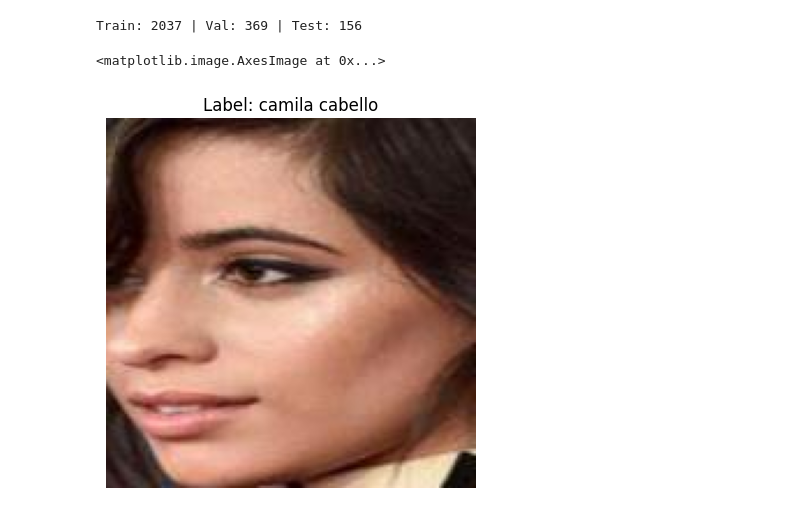
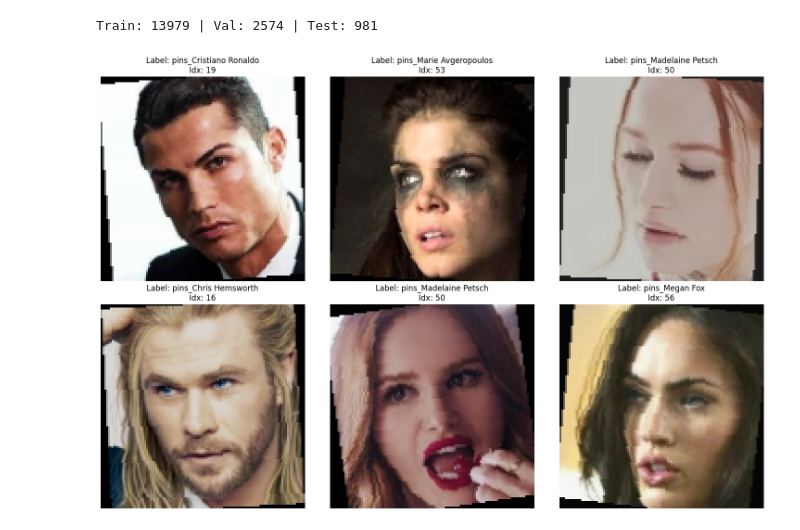
Before and after one commit to HuuQuangN2005/FaID-System, a Jupyter notebook: notebooks/recognition.ipynb, the cells around one changed output. Saved outputs shown, nothing was run; the diff lists cells and outputs as text; code cells hidden in the pictures.

```diff
--- a/notebooks/recognition.ipynb
+++ b/notebooks/recognition.ipynb
@@ -107,15 +174,25 @@ train, val, test = [], [], []
 for class_name, files in ds.items():
     random.shuffle(files)
 
+    label = class_to_idx[class_name]
+
     n = len(files)
     n_train = int(0.8 * n)
     n_val = int(0.15 * n)
 
-    train.extend(files[:n_train])
-    val.extend(files[n_train : n_train + n_val])
-    test.extend(files[n_train + n_val :])
+    for f in files[:n_train]:
+        path = os.path.join(DATASET_FOLDER, class_name, f)
+        train.append((path, label))
+
+    for f in files[n_train : n_train + n_val]:
+        path = os.path.join(DATASET_FOLDER, class_name, f)
+        val.append((path, label))
+
+    for f in files[n_train + n_val :]:
+        path = os.path.join(DATASET_FOLDER, class_name, f)
+        test.append((path, label))
 
 print(f"Train: {len(train)} | Val: {len(val)} | Test: {len(test)}")
 # %% [output]
-Train: 2037 | Val: 369 | Test: 156
+Train: 13979 | Val: 2574 | Test: 981
 # %%
@@ -143,42 +228,44 @@ std = [0.2328, 0.1980, 0.1815]
 # %%
 train_transform = transforms.Compose(
     [
-        transforms.Resize((160, 160)),
+        SquarePad(),
+        transforms.Resize((112, 112)),
         transforms.RandomHorizontalFlip(p=0.5),
         transforms.RandomRotation(degrees=10),
         transforms.ColorJitter(brightness=0.2, contrast=0.2),
         transforms.ToTensor(),
         transforms.Normalize(
-            mean=[0.6401, 0.4780, 0.4060], std=[0.2328, 0.1980, 0.1815]
+            mean=mean, std=std
         ),
     ]
 )
 
 valid_transform = transforms.Compose(
     [
-        transforms.Resize((160, 160)),
+        SquarePad(),
+        transforms.Resize((112, 112)),
         transforms.ToTensor(),
         transforms.Normalize(
-            mean=[0.6401, 0.4780, 0.4060], std=[0.2328, 0.1980, 0.1815]
+            mean=mean, std=std
         ),
     ]
 )
 # %%
 train_ds = RecognitionDataset(
-    data_folder=IMAGES_FOLDER, images=train, labels=labels, transform=train_transform
+    data_list=train, transform=train_transform
 )
 val_ds = RecognitionDataset(
-    data_folder=IMAGES_FOLDER, images=val, labels=labels, transform=valid_transform
+    data_list=val, transform=valid_transform
 )
 test_ds = RecognitionDataset(
-    data_folder=IMAGES_FOLDER, images=test, labels=labels, transform=valid_transform
+    data_list=test, transform=valid_transform
 )
 # %%
 train_loader = DataLoader(
     dataset=train_ds,
     batch_size=128,
     shuffle=True,
-    num_workers=2,
+    num_workers=4,
     pin_memory=True,
 )
 
@@ -190,7 +277,7 @@ val_loader = DataLoader(
     pin_memory=True,
 )
 
-train_loader = DataLoader(
+test_loader = DataLoader(
     dataset=test_ds,
     batch_size=128,
     shuffle=True,
@@ -200,19 +287,28 @@ train_loader = DataLoader(
 # %%
 ds_iter = iter(train_loader)
 ds_images, ds_labels = next(ds_iter)
 
-image = ds_images[0].clone().detach().cpu().numpy()
-image = image.transpose((1, 2, 0))
-image = image * np.array(std) + np.array(mean)
-image = np.clip(image, 0, 1)
+fig, axes = plt.subplots(2, 3, figsize=(15, 10))
+axes = axes.flatten()
 
+img_mean = np.array(mean)
+img_std = np.array(std)
 
-plt.axis("off")
-plt.title(f"Label: {labels[ds_labels[0].item()]}")
-plt.imshow(image)
+for i in range(6):
+    image = ds_images[i].permute(1, 2, 0).cpu().numpy()
+    label_idx = ds_labels[i].item()
+
+    image = image * img_std + img_mean
+    image = np.clip(image, 0, 1)
+
+    axes[i].imshow(image)
+    axes[i].set_title(f"Label: {class_names[label_idx]}\nIdx: {label_idx}")
+    axes[i].axis("off")
+
+plt.tight_layout()
+plt.show()
 # %% [output]
-<matplotlib.image.AxesImage at 0x...>
-[figure, old version]
+[figure, new version]
 # %%
 def fit(
     model,
```
Also changed, not shown: parts of 25 cells of this notebook, 15 other files.
